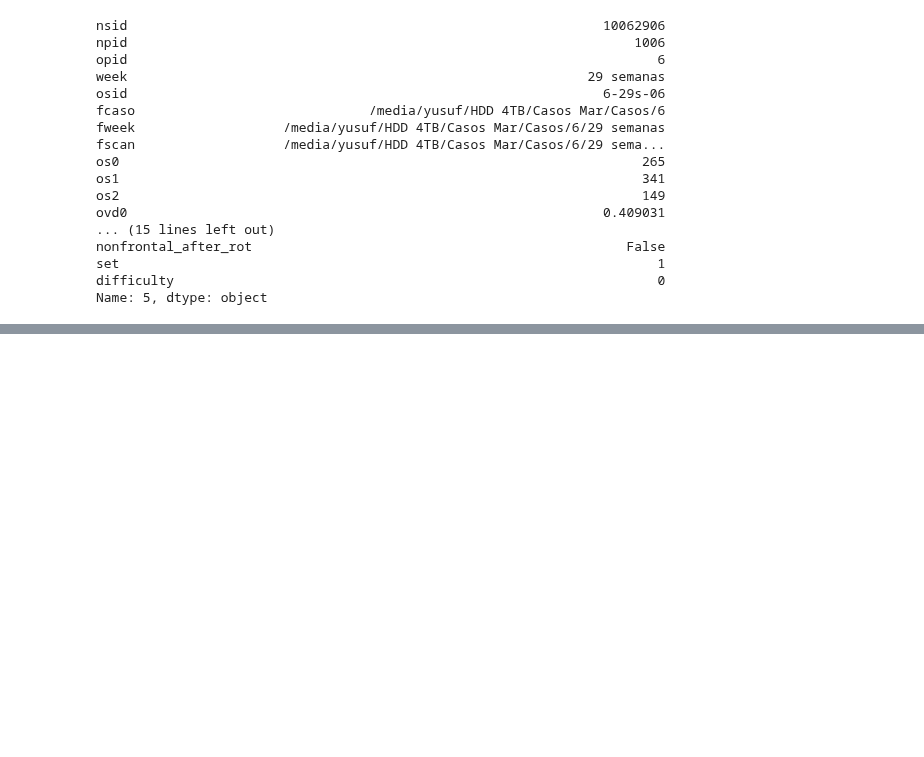
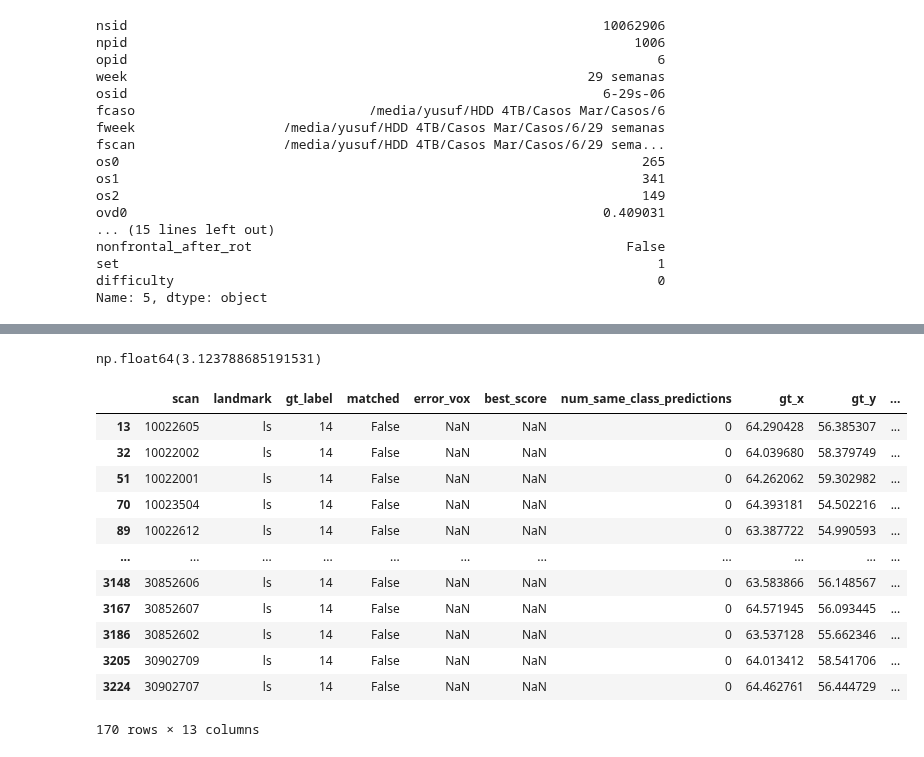
Before and after one commit to yusufbtanriverdi/fetusnet, a Jupyter notebook: rpn.ipynb, the cells around one changed output, grey strips where cells are left out. Cells and saved outputs as stored; diff of their text form; code cells hidden in the pictures; blank space fills up the shorter version.

```diff
--- a/rpn.ipynb
+++ b/rpn.ipynb
@@ -2209,0 +2740,8 @@ q
+# %%
+logs = infer_one_epoch_nms(model, val_loader, device, cfg)
+
+scan_df = pd.DataFrame(logs["scan_level_results"])
+landmark_df = pd.DataFrame(logs["landmark_level_results"])
+
+scan_df.to_csv(f"temp/fold{fold}_scan_level_results.csv", index=False)
+landmark_df.to_csv(f"temp/fold{fold}_landmark_level_results.csv", index=False)
@@ -2209,0 +2769,20 @@ q
+# %%
+scan_df["class_mean_error_vox"].mean()
+# %% [output]
+np.float64(3.123788685191531)
+# %%
+landmark_df[landmark_df["landmark"] == 'ls']
+# %% [output]
+|  | scan | landmark | gt_label | matched | error_vox | best_score | num_same_class_predictions | gt_x | gt_y | ... |
+| 13 | 10022605 | ls | 14 | False | NaN | NaN | 0 | 64.290428 | 56.385307 | ... |
+| 32 | 10022002 | ls | 14 | False | NaN | NaN | 0 | 64.039680 | 58.379749 | ... |
+| 51 | 10022001 | ls | 14 | False | NaN | NaN | 0 | 64.262062 | 59.302982 | ... |
+| 70 | 10023504 | ls | 14 | False | NaN | NaN | 0 | 64.393181 | 54.502216 | ... |
+| 89 | 10022612 | ls | 14 | False | NaN | NaN | 0 | 63.387722 | 54.990593 | ... |
+| ... | ... | ... | ... | ... | ... | ... | ... | ... | ... | ... |
+| 3148 | 30852606 | ls | 14 | False | NaN | NaN | 0 | 63.583866 | 56.148567 | ... |
+| 3167 | 30852607 | ls | 14 | False | NaN | NaN | 0 | 64.571945 | 56.093445 | ... |
+| 3186 | 30852602 | ls | 14 | False | NaN | NaN | 0 | 63.537128 | 55.662346 | ... |
+| 3205 | 30902709 | ls | 14 | False | NaN | NaN | 0 | 64.013412 | 58.541706 | ... |
+| 3224 | 30902707 | ls | 14 | False | NaN | NaN | 0 | 64.462761 | 56.444729 | ... |
+170 rows × 13 columns
```
Also changed, not shown: parts of 28 cells of this notebook.
